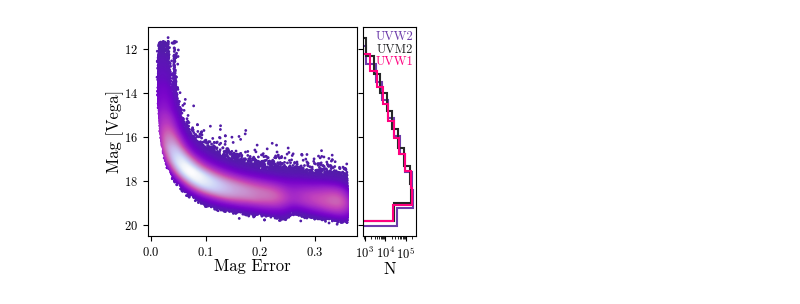
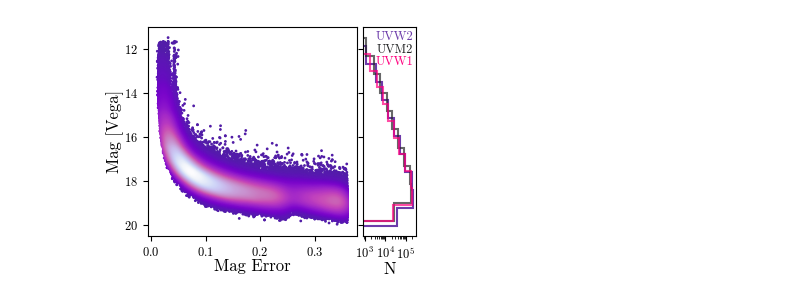
Before and after one commit to AstroLudwig/SUMS_UVPhotometricCatalog, a Jupyter notebook: 3_ValidationTesting/3_MagvsError.ipynb, the cells around one changed output. Drawn from its saved outputs; the diff is of its cells as text; code cells hidden in the pictures.

Commit message:
Mag v Error plot

```diff
--- a/3_ValidationTesting/3_MagvsError.ipynb
+++ b/3_ValidationTesting/3_MagvsError.ipynb
@@ -93,40 +91,39 @@ uvw1_mags = uvw1_mags[~np.isnan(uvw1_mags)]
 cols = ['#5f4b8b','#008080','#4be8f9']
 cols = ['#6c3baa','#262728','#FF007F']
 bx.hist(uvw2_mags, orientation='horizontal',label='UVW2',color=cols[0],histtype='step',lw=1.5);
-bx.hist(uvm2_mags, orientation='horizontal',label='UVM2',color=cols[1],histtype='step',lw=1.5);
-bx.hist(uvw1_mags, orientation='horizontal',label='UVW1',color=cols[2],histtype='step',lw=1.5);
+bx.hist(uvm2_mags, orientation='horizontal',label='UVM2',color=cols[1],histtype='step',lw=1.5,alpha=0.7);
+bx.hist(uvw1_mags, orientation='horizontal',label='UVW1',color=cols[2],histtype='step',lw=1.5,alpha=0.7);
 bx.set_xscale('log')
 
 # Make ax ticks bigger
 ax.tick_params(labelsize=tickfontsize)
 bx.tick_params(labelsize=tickfontsize)
-#cx.tick_params(labelsize=tickfontsize)
 
 # Set labels
 ax.set_xlabel('Mag Error',fontsize=labelfontsize)
 ax.set_ylabel('Mag [Vega]',fontsize=labelfontsize)
 bx.set_xlabel('N',fontsize=labelfontsize)
 
 uvw2_errs = df['uvw2_mag_err'].values
 uvm2_errs = df['uvm2_mag_err'].values
 uvw1_errs = df['uvw1_mag_err'].values
 uvw2_errs = uvw2_errs[~np.isnan(uvw2_errs)]
 uvm2_errs = uvm2_errs[~np.isnan(uvm2_errs)]
 uvw1_errs = uvw1_errs[~np.isnan(uvw1_errs)]
 
 
 spacing = 0.06
 ytext = 0.98
 xtext = 0.95
 bx.text(xtext, ytext , 'UVW2', verticalalignment='top', horizontalalignment='right',
         transform=bx.transAxes, color=cols[0], fontsize=tickfontsize,weight='bold')
 bx.text(xtext, ytext-spacing, 'UVM2', verticalalignment='top', horizontalalignment='right',
         transform=bx.transAxes, color=cols[1], fontsize=tickfontsize,weight='bold')
 bx.text(xtext, ytext-(2*spacing), 'UVW1', verticalalignment='top', horizontalalignment='right',
         transform=bx.transAxes, color=cols[2], fontsize=tickfontsize,weight='bold')
 
 plt.gcf().patch.set_facecolor('white')
 plt.tight_layout()
 plt.savefig('MagVErrKDE.png',dpi=300,bbox_inches='tight')
 # %% [output]
-[figure, old version]
+[figure, new version]
```
Also changed, not shown: parts of 1 cell of this notebook.
